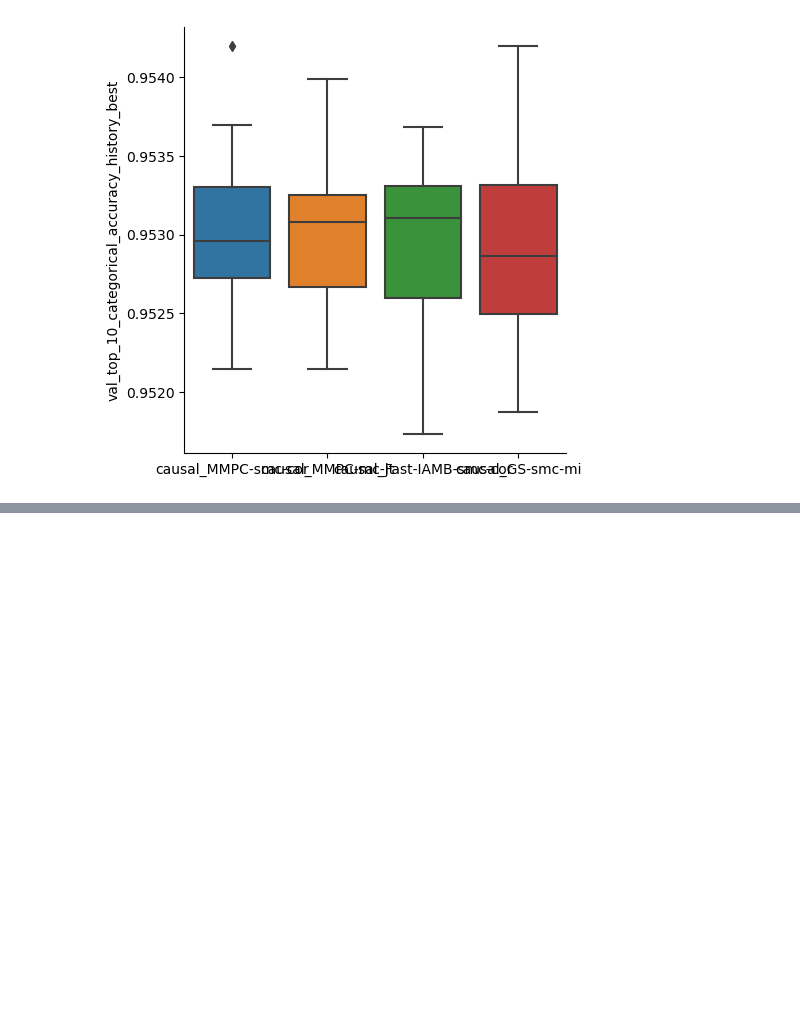
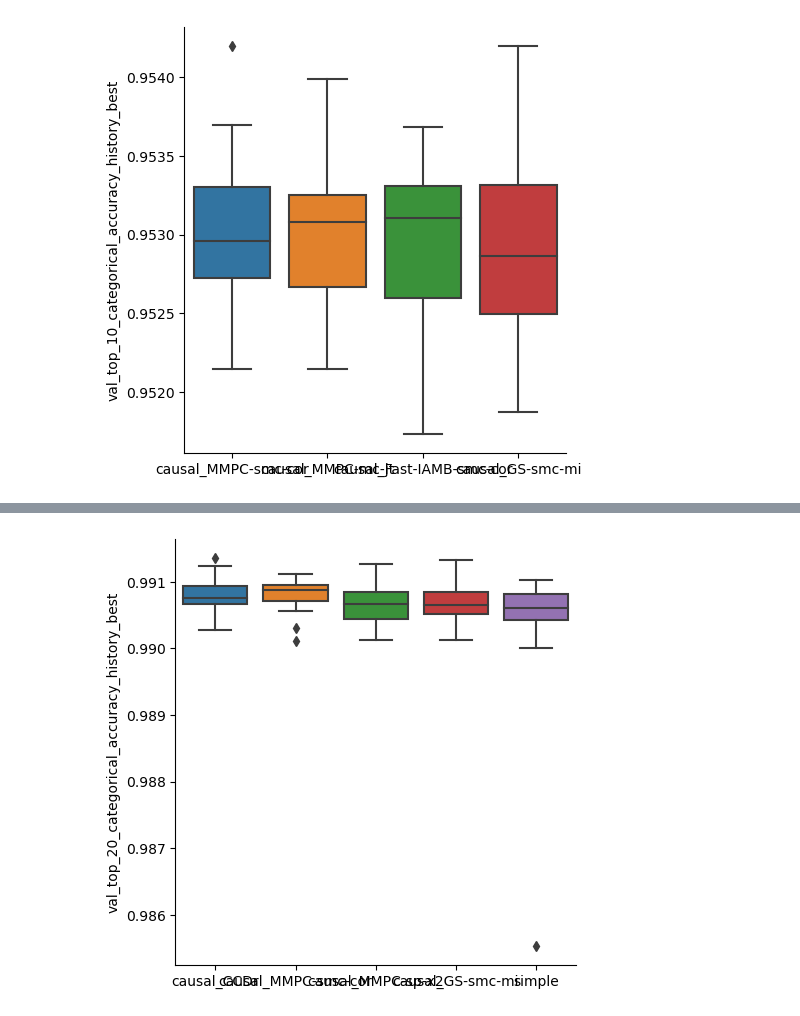
Before and after one commit to ralmasri/Domain-Guided-Monitoring, a Jupyter notebook: notebooks/knowledge_graphs.ipynb, the cells around one changed output, grey strips where cells are left out. Saved outputs shown, nothing was run; the diff lists cells and outputs as text; code cells hidden in the pictures; blank space fills up the shorter version.

Commit message:
new plot

```diff
--- a/notebooks/knowledge_graphs.ipynb
+++ b/notebooks/knowledge_graphs.ipynb
@@ -308,3 +308,7 @@ plot_best_metric_bar(overall_df, ['val_top_10_categorical_accuracy_history_best'
 x_order = top_10_df['data_tags_model_type'].tolist()[:4])
 # %% [output]
 [figure]
+# %%
+top_20_df = pd.DataFrame(overall_df.groupby(['data_tags_model_type'])['val_top_20_categorical_accuracy_history_best'].mean().sort_values(ascending=False))
+# %%
+top_20_df = top_20_df.reset_index()
@@ -310,0 +335,5 @@ x_order = top_10_df['data_tags_model_type'].tolist()[:4])
+# %%
+plot_best_metric_bar(overall_df, ['val_top_20_categorical_accuracy_history_best'],
+x_order = top_20_df['data_tags_model_type'].tolist()[:4] + ['simple'])
+# %% [output]
+[figure, added]
```
Also changed, not shown: parts of 1 cell of this notebook.
